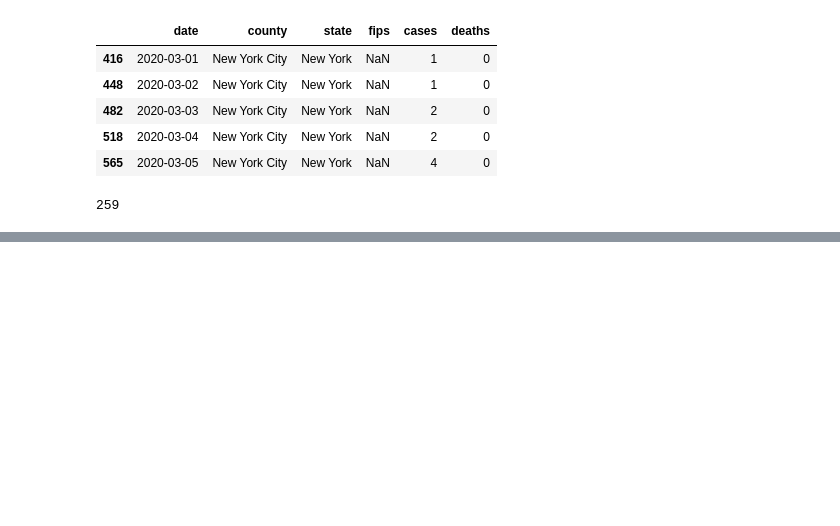
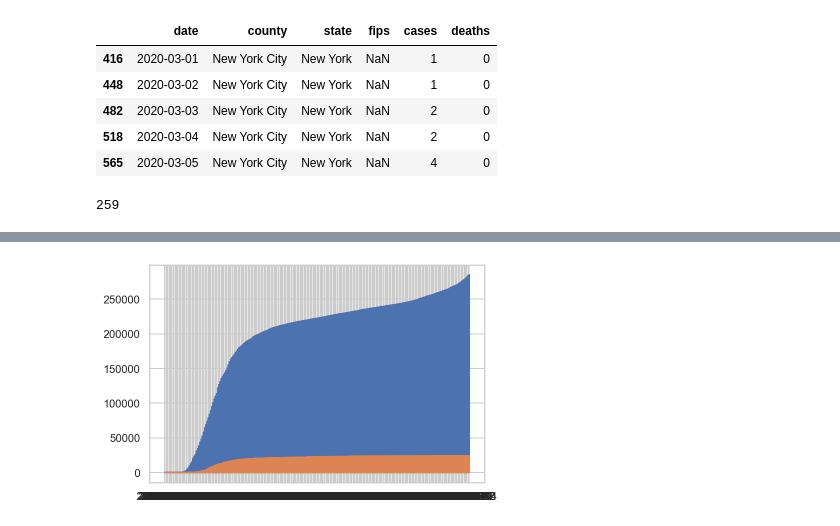
Before and after one commit to sujeongcha/TimeSeries-Transporation-and-Covid19, a Jupyter notebook: covid19_data_preprocessing.ipynb, the cells around one changed output, grey strips where cells are left out. Drawn from its saved outputs; the diff is of its cells as text; code cells hidden in the pictures; blank space fills up the shorter version.

```diff
--- a/covid19_data_preprocessing.ipynb
+++ b/covid19_data_preprocessing.ipynb
@@ -54,0 +65,6 @@ ny_df.loc[ny_df['county'] == "New York City"].tail
+# %%
+plt.plot(ny_df["date"], ny_df['cases'])
+plt.plot(ny_df["date"], ny_df['deaths'])
+plt.show()
+# %% [output]
+[figure, added]
```
Also changed, not shown: parts of 5 cells of this notebook.
